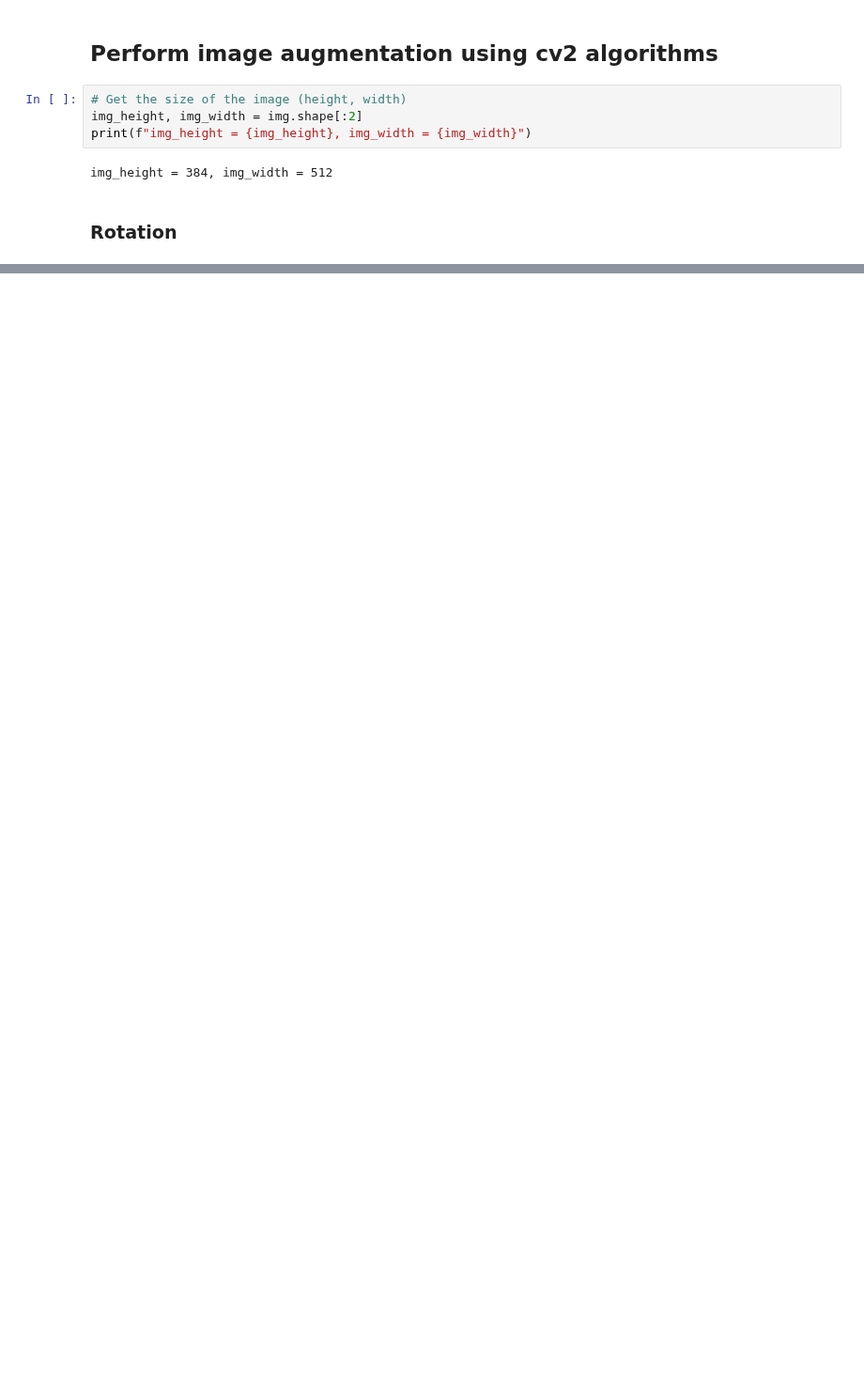
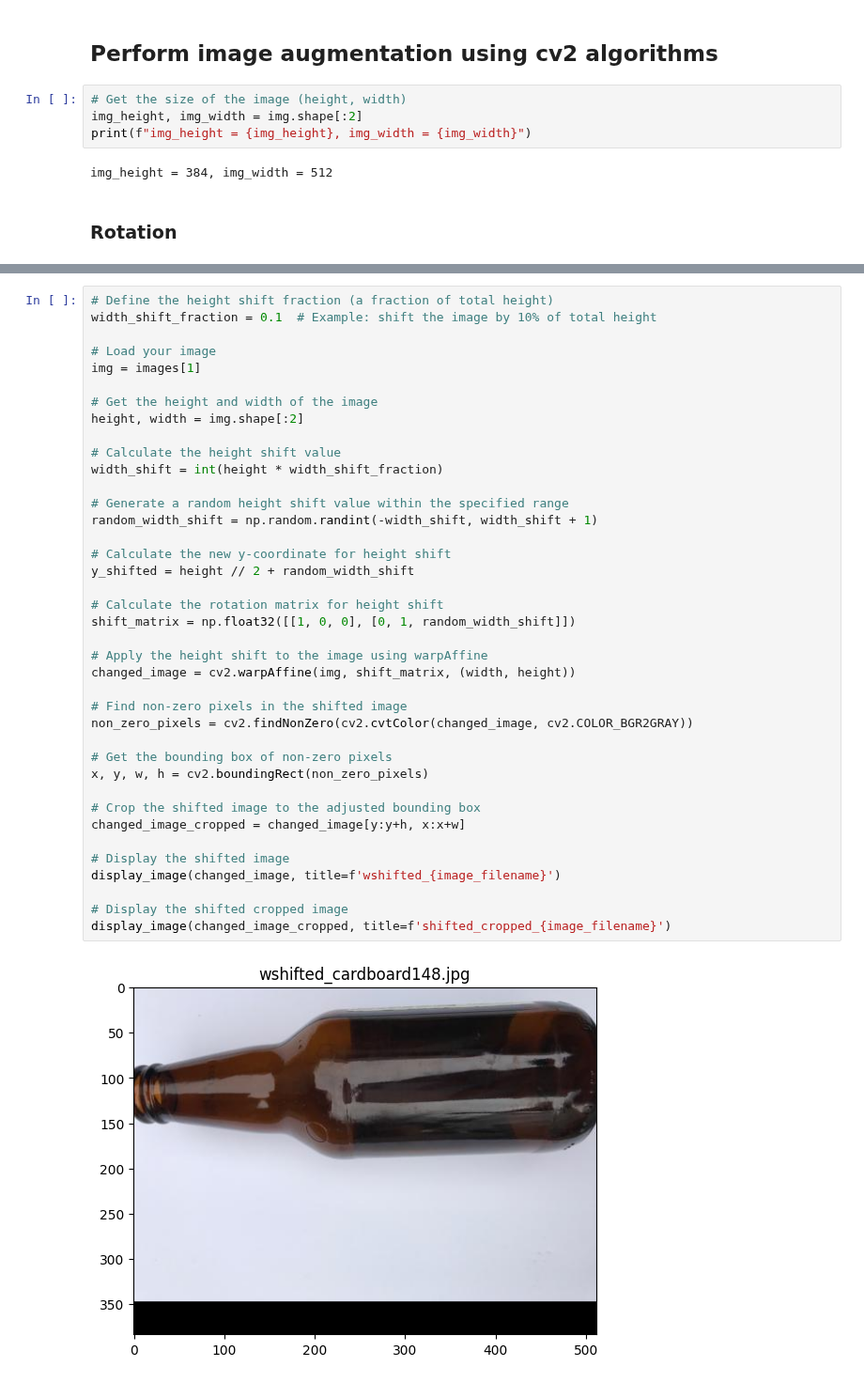
Before and after one commit to Mykhailo20/DS_Bootcamp_2023, a Jupyter notebook: Final_Project/Analysis/Augmentation_Techniques.ipynb, the cells around one changed output, grey strips where cells are left out. Shown at 94% size. Cells and saved outputs as stored; diff of their text form; blank space fills up the shorter version.

```diff
--- a/Final_Project/Analysis/Augmentation_Techniques.ipynb
+++ b/Final_Project/Analysis/Augmentation_Techniques.ipynb
@@ -156,0 +195,41 @@ x = 30, y = 0, w = 482, h = 384
+# %%
+# Define the height shift fraction (a fraction of total height)
+width_shift_fraction = 0.1  # Example: shift the image by 10% of total height
+
+# Load your image
+img = images[1]
+
+# Get the height and width of the image
+height, width = img.shape[:2]
+
+# Calculate the height shift value
+width_shift = int(height * width_shift_fraction)
+
+# Generate a random height shift value within the specified range
+random_width_shift = np.random.randint(-width_shift, width_shift + 1)
+
+# Calculate the new y-coordinate for height shift
+y_shifted = height // 2 + random_width_shift
+
+# Calculate the rotation matrix for height shift
+shift_matrix = np.float32([[1, 0, 0], [0, 1, random_width_shift]])
+
+# Apply the height shift to the image using warpAffine
+changed_image = cv2.warpAffine(img, shift_matrix, (width, height))
+
+# Find non-zero pixels in the shifted image
+non_zero_pixels = cv2.findNonZero(cv2.cvtColor(changed_image, cv2.COLOR_BGR2GRAY))
+
+# Get the bounding box of non-zero pixels
+x, y, w, h = cv2.boundingRect(non_zero_pixels)
+
+# Crop the shifted image to the adjusted bounding box
+changed_image_cropped = changed_image[y:y+h, x:x+w]
+
+# Display the shifted image
+display_image(changed_image, title=f'wshifted_{image_filename}')
+
+# Display the shifted cropped image
+display_image(changed_image_cropped, title=f'shifted_cropped_{image_filename}')
+# %% [output]
+[figure, added]
```
Also changed, not shown: parts of 12 cells of this notebook.
